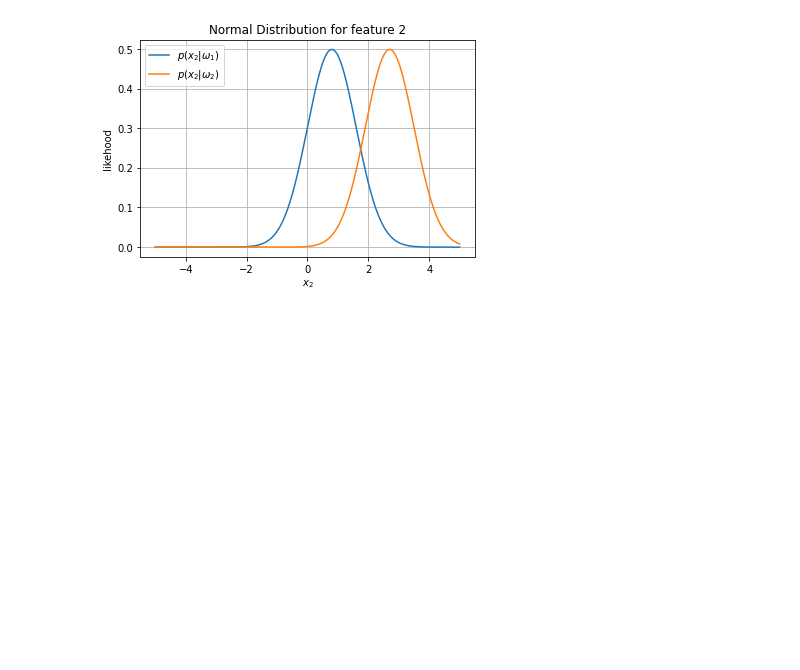
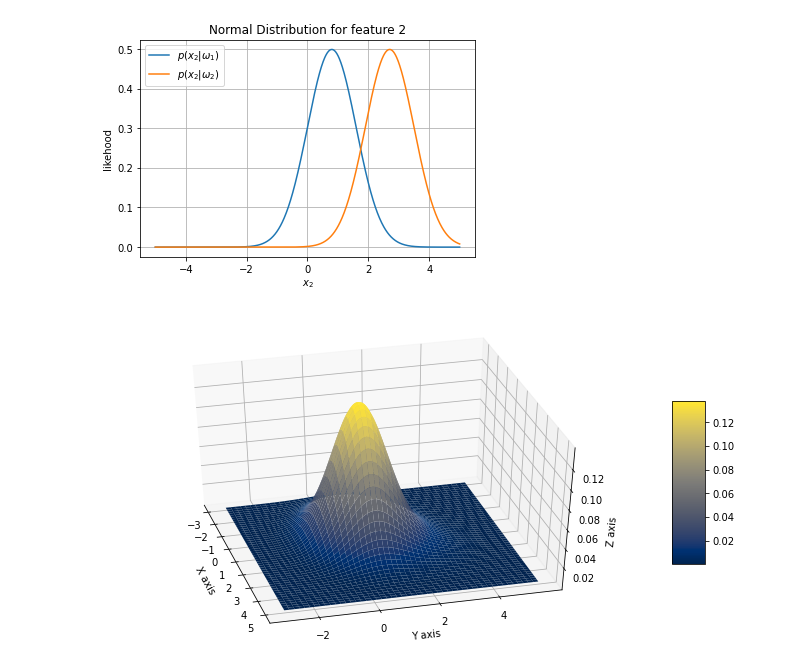
Before and after one commit to Sourland/pattern-recognision, a Jupyter notebook: Naive_Bayes.ipynb, the cells around one changed output. Cells and saved outputs as stored; diff of their text form; code cells hidden in the pictures; blank space fills up the shorter version.

```diff
--- a/Naive_Bayes.ipynb
+++ b/Naive_Bayes.ipynb
@@ -11,6 +11,8 @@ from scipy.stats import multivariate_normal, norm
 mu_class_healthy = np.array([0.4, 0.8])
 mu_class_cancer = np.array([1.5, 2.7])
 covariance_matrix = np.array([[1.5, 0],[0, 0.8]])
+P_omega1 = 0.95
+P_omega2 = 0.05
 # %%
 """----------------------------------3D PLOT------------------------------------"""
 x = np.linspace(-3,5,1000)
@@ -85,3 +87,29 @@ plt.legend()
 plt.show()
 # %% [output]
 [figure]
+# %%
+"""----------------------------------3D PLOT OF TOTAL PROBABILITY------------------------------------"""
+x = np.linspace(-3,5,1000)
+y = np.linspace(-3,5.5,1000)
+X, Y = np.meshgrid(x,y)
+pos = np.empty(X.shape + (2,))
+pos[:, :, 0] = X; pos[:, :, 1] = Y
+Px_omega1 = multivariate_normal(mu_class_healthy , covariance_matrix)
+Px_omega2 = multivariate_normal(mu_class_cancer , covariance_matrix)
+
+totalProbability = Px_omega1.pdf(pos) * P_omega1 + Px_omega2.pdf(pos) * P_omega2
+#Make a 3D plot
+fig = plt.figure(figsize=(12, 6))
+ax = fig.gca(projection='3d')
+surf = ax.plot_surface(X, Y, totalProbability,cmap='cividis',linewidth=0.2)
+
+ax.set_xlabel('X axis')
+ax.set_ylabel('Y axis')
+ax.set_zlabel('Z axis')
+ax.view_init(40, -15)
+fig.colorbar(surf, ax = ax,shrink = 0.5, aspect = 5)
+# plt.xlim([-2, 2])
+# plt.ylim([-2, 2])
+plt.show()
+# %% [output]
+[figure, added]
```
Also changed, not shown: parts of 4 cells of this notebook.
